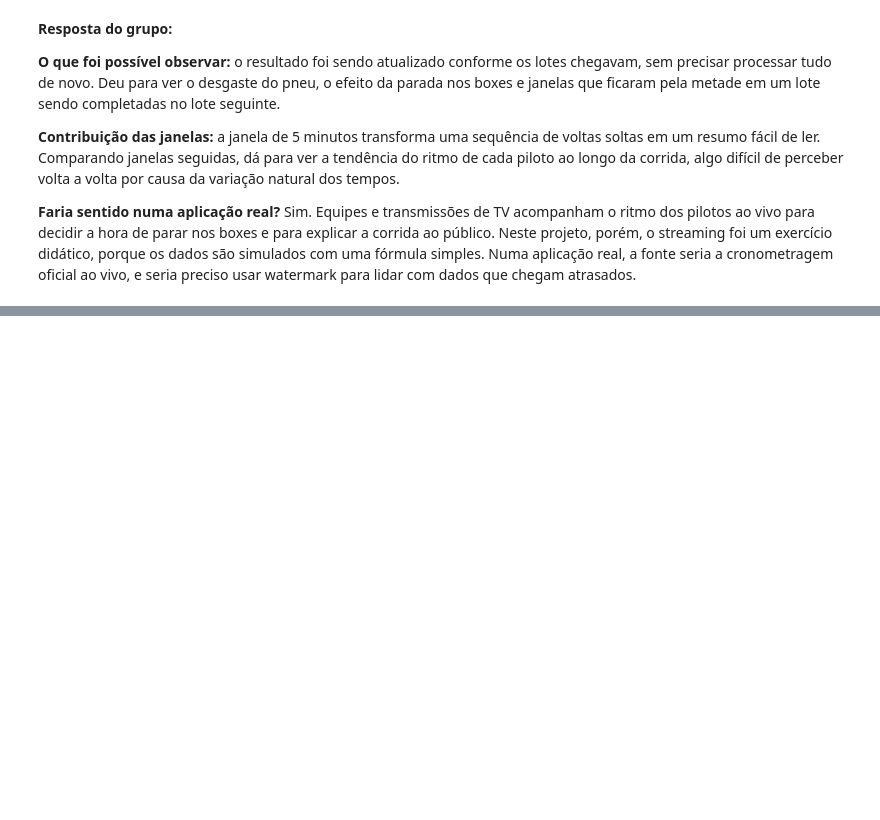
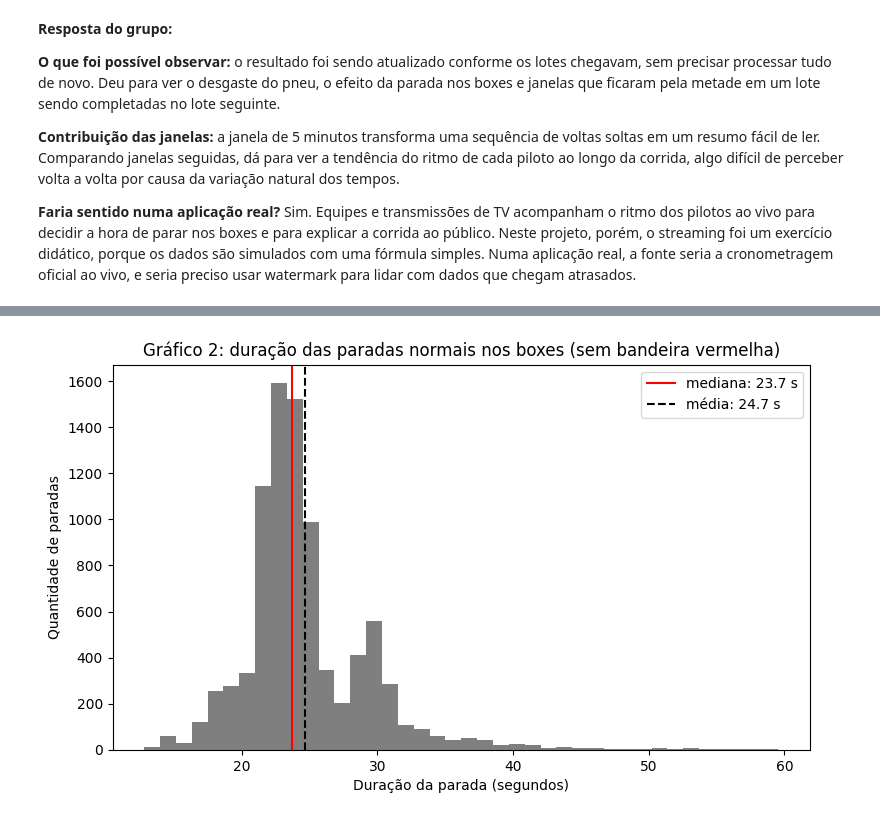
Before and after one commit to ZhouKaShen/Data-Analytics, a Jupyter notebook: notebooks/pjbl_f1.ipynb, the cells around one changed output, grey strips where cells are left out. Saved outputs shown, nothing was run; the diff lists cells and outputs as text; code cells hidden in the pictures; blank space fills up the shorter version.

```diff
--- a/notebooks/pjbl_f1.ipynb
+++ b/notebooks/pjbl_f1.ipynb
@@ -1683,0 +1699,9 @@ Na última resposta, o grupo pode reconhecer que o streaming foi utilizado apena
+# %%
+# 13.1 Bibliotecas do RA3
+import matplotlib.pyplot as plt
+from sklearn.metrics import ConfusionMatrixDisplay, accuracy_score, f1_score, precision_score, recall_score
+from sklearn.tree import DecisionTreeClassifier, plot_tree
+
+CORES = {"2014-2021": "tab:blue", "2022-2025": "tab:orange"}
+plt.rcParams["figure.figsize"] = (9, 5)
+print("Bibliotecas do RA3 carregadas")
@@ -1683,0 +1803,10 @@ Na última resposta, o grupo pode reconhecer que o streaming foi utilizado apena
+# %%
+# 14.1 Tabela de medidas
+paradas_normais = paradas.loc[~paradas["parada_longa"], "segundos"]
+medidas = pd.DataFrame({
+    "posições ganhas 2014-2021": resumo(res.loc[res["periodo"] == "2014-2021", "posicoes_ganhas"]),
+    "posições ganhas 2022-2025": resumo(res.loc[res["periodo"] == "2022-2025", "posicoes_ganhas"]),
+    "paradas normais (s)": resumo(paradas_normais),
+    "todas as paradas (s)": resumo(paradas["segundos"]),
+})
+medidas.round(2)
@@ -1683,0 +1875,13 @@ Na última resposta, o grupo pode reconhecer que o streaming foi utilizado apena
+# %%
+# 14.2 Gráfico 2: distribuição da duração das paradas normais
+fig, ax = plt.subplots()
+ax.hist(paradas_normais, bins=40, color="tab:gray")
+ax.axvline(paradas_normais.median(), color="red", label=f"mediana: {paradas_normais.median():.1f} s")
+ax.axvline(paradas_normais.mean(), color="black", linestyle="--", label=f"média: {paradas_normais.mean():.1f} s")
+ax.set_title("Gráfico 2: duração das paradas normais nos boxes (sem bandeira vermelha)")
+ax.set_xlabel("Duração da parada (segundos)")
+ax.set_ylabel("Quantidade de paradas")
+ax.legend()
+plt.show()
+# %% [output]
+[figure, added]
```
Also changed, not shown: parts of 92 cells of this notebook, 2 other files.
